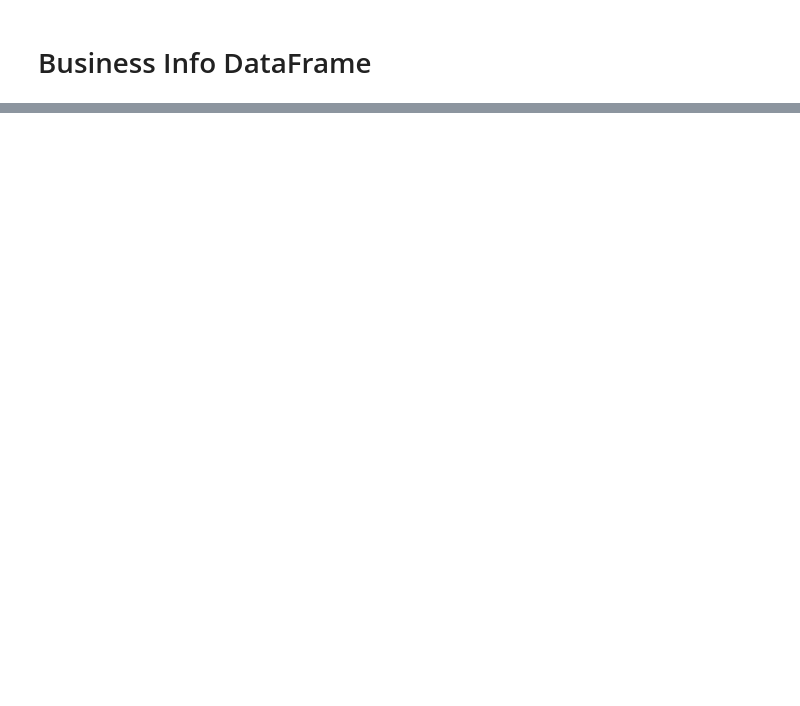
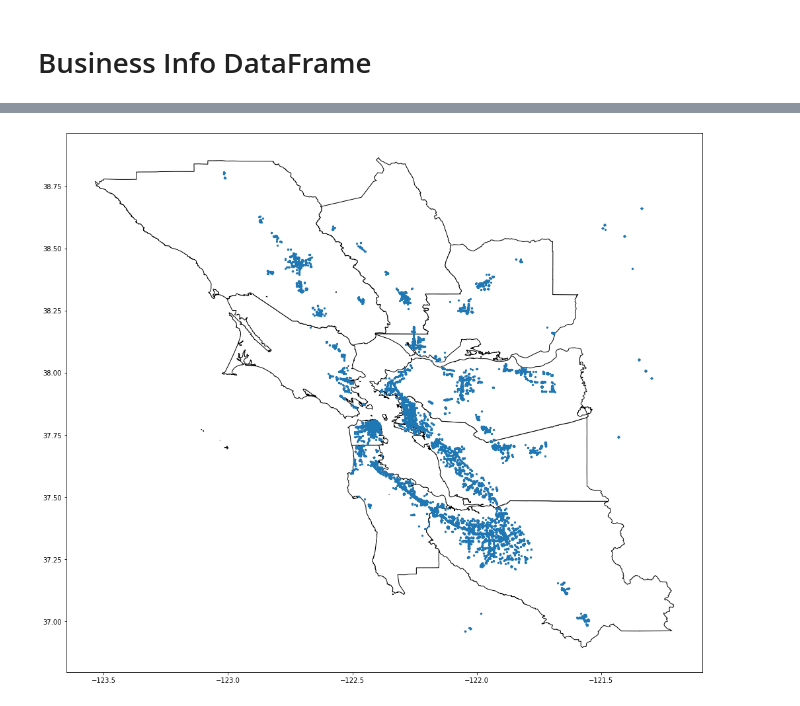
Before and after one commit to esmondhkchu/bayarea_business, a Jupyter notebook: data_analysis/EDA.ipynb, the cells around one changed output, grey strips where cells are left out. Drawn from its saved outputs; the diff is of its cells as text; code cells hidden in the pictures; blank space fills up the shorter version.

```diff
--- a/data_analysis/EDA.ipynb
+++ b/data_analysis/EDA.ipynb
@@ -56,3 +35,14 @@ business_info[['latitude', 'longitude']].head()
+# %%
+sub_con = (business_info.longitude.between(long_range[0],long_range[1])) & \
+            (business_info.latitude.between(lat_range[0],lat_range[1]))
+# drop businesses outside of Bay Area
+business_info = business_info[sub_con]
+# %%
+def fixed_capitalize(in_str):
+    return ' '.join([i.capitalize() for i in in_str.strip().split(' ')])
+# %%
+# fix city name format
+business_info['city'] = [fixed_capitalize(i) for i in business_info['city']]
 # %%
-geo_xy = gpd.points_from_xy(business_info.longitude, business_info.longitude)
-geo_business_info = gpd.GeoDataFrame(business_info, geometry=geo_xy)
+geo_xy = gpd.points_from_xy(business_info.longitude, business_info.latitude)
+geo_business_info = gpd.GeoDataFrame(business_info, geometry=geo_xy, crs=crs)
@@ -97,0 +76,7 @@ array([   1,  364,  131,   23,   27,  164,    2,    2,  137,    4,   46,
+# %%
+fig,ax = plt.subplots(figsize=(20,15))
+bay_area_map.geometry.plot(ax=ax, color='white', edgecolor='black')
+geo_business_info.geometry.plot(ax=ax, markersize=5)
+plt.show()
+# %% [output]
+[figure, added]
```
Also changed, not shown: parts of 18 cells of this notebook, 6 other files.
